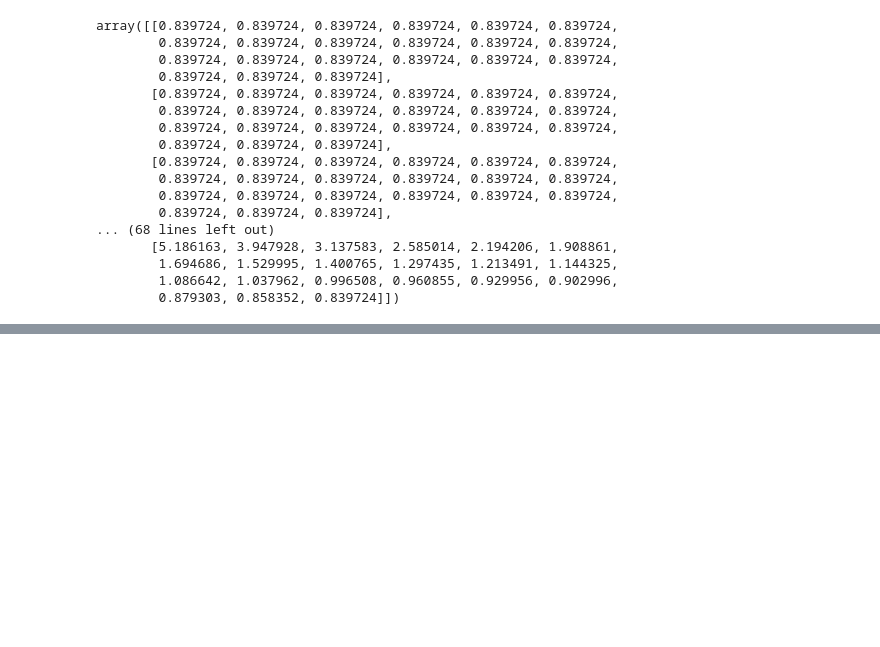
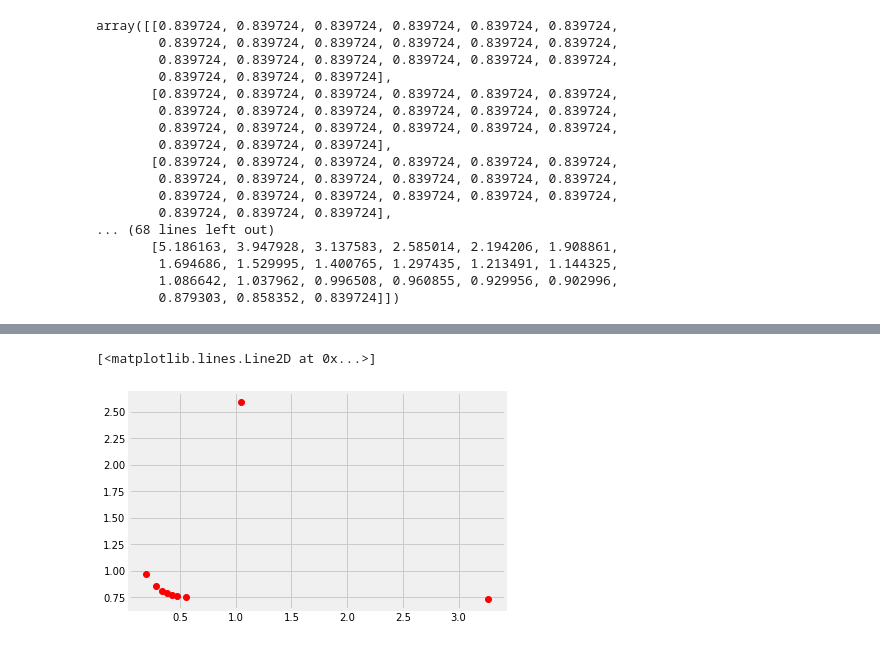
Before and after one commit to rishab231/monetaryPolicy, a Jupyter notebook: scripts/Optimizer.ipynb, the cells around one changed output, grey strips where cells are left out. Saved outputs shown, nothing was run; the diff lists cells and outputs as text; code cells hidden in the pictures; blank space fills up the shorter version.

```diff
--- a/scripts/Optimizer.ipynb
+++ b/scripts/Optimizer.ipynb
@@ -662,0 +701,16 @@ np.savetxt("Z_optimize_surface.csv", newZ, delimiter=",")
+# %%
+taylor_coeff = [1.5, 0, 0.5, 0]
+
+weights = np.arange(0, 1.01, .125)
+modelNum = 15
+
+variance_tuples = []
+loss_of_lambda = []
+
+current_coeff = taylor_coeff
+
+for lambda_value in weights:
+    williams_result = scipy.optimize.minimize(williamsOpt, current_coeff, args = (lambda_value, modelNum), method = "Nelder-Mead")
+    current_coeff = williams_result
+    variance_tuples.append((final_inflation_variance, final_output_gap_variance))
+    loss_of_lambda.append(currentLoss)
@@ -662,0 +741,10 @@ np.savetxt("Z_optimize_surface.csv", newZ, delimiter=",")
+# %%
+SD_inflation_scatter = [np.log(np.sqrt(tpl[0])) for tpl in variance_tuples]
+SD_output_gap_scatter = [np.log(np.sqrt(tpl[1])) for tpl in variance_tuples]
+plt.plot(SD_inflation_scatter, SD_output_gap_scatter, 'bo', color="red")
+
+#for i, txt in enumerate(n):
+#    ax.annotate(txt, (z[i], y[i]))
+# %% [output]
+[<matplotlib.lines.Line2D at 0x...>]
+[figure, added]
```
Also changed, not shown: parts of 15 cells of this notebook, 27 other files.
